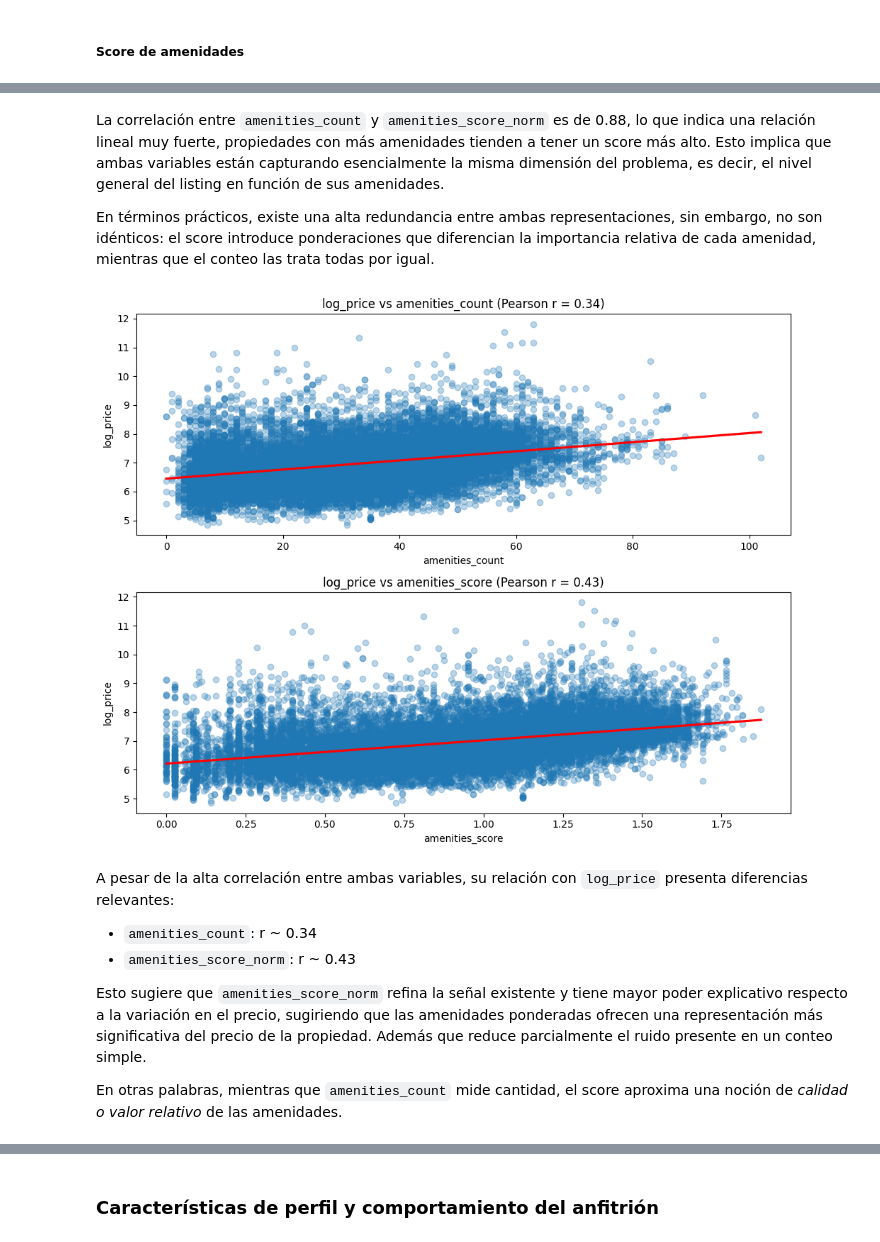
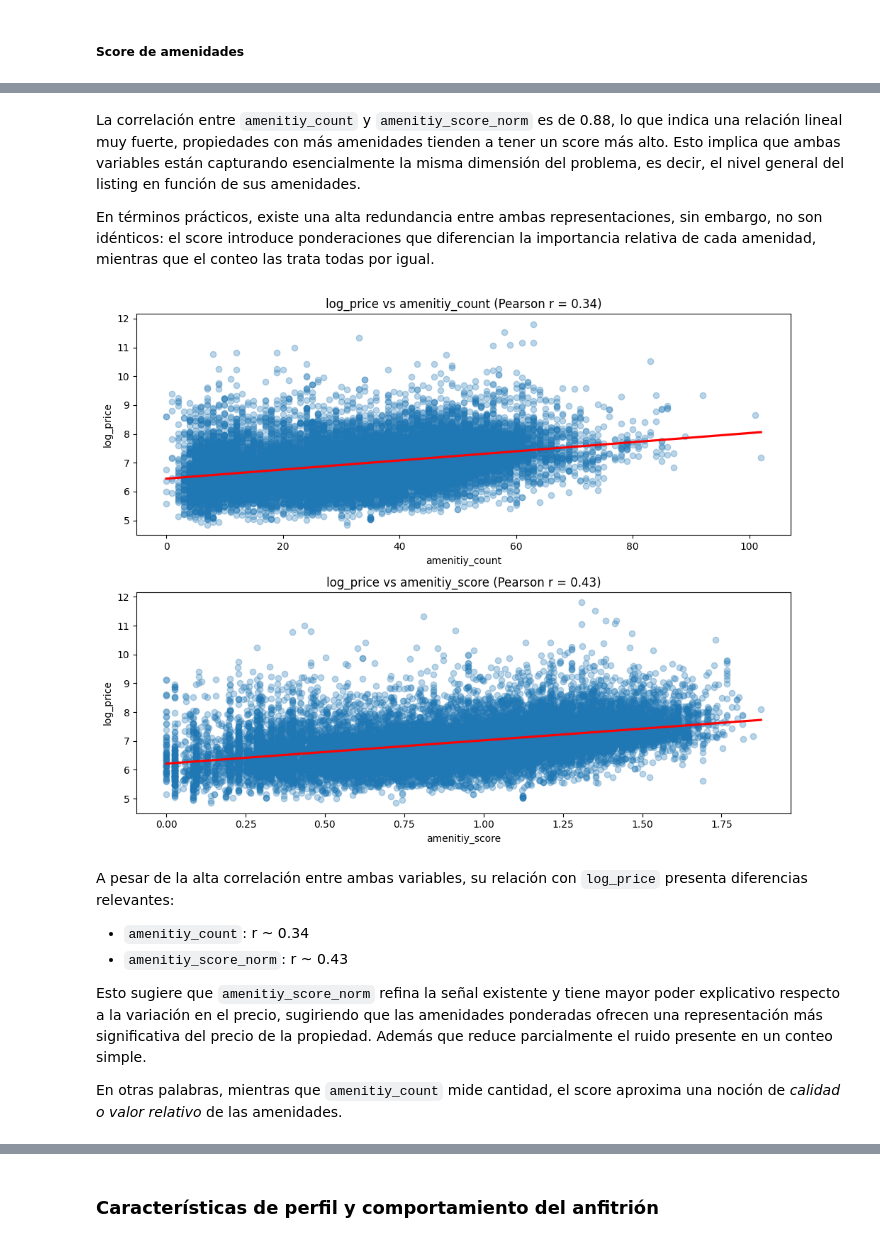
Before and after one commit to josue-rdgzcb/airbnb-price-prediction-cdmx, a Jupyter notebook: notebooks/01_data_exploration.ipynb, the cells around one changed output, grey strips where cells are left out. Saved outputs shown, nothing was run; the diff lists cells and outputs as text; code cells hidden in the pictures.

```diff
--- a/notebooks/01_data_exploration.ipynb
+++ b/notebooks/01_data_exploration.ipynb
@@ -3219,26 +3221,26 @@ En términos prácticos, realizar esto implica asumir que a partir de cierto pun
 # %% [markdown]
 #### Agrupamiento de intervalos (binning)
 # %%
-# Create binned categories for amenities_count (low, medium, high)
-df_features['amenities_count_binned'] = pd.cut(
-    df_features['amenities_count'],
+# Create binned categories for amenitiy_count (low, medium, high)
+df_features['amenitiy_count_binned'] = pd.cut(
+    df_features['amenitiy_count'],
     bins=[-1, 10, 40, np.inf],
     labels=["low", "medium", "high"]
 )
 
-# Print distribution (%) of listings across amenities_count_binned categories
-print("============== Distribution of amenities_count_binned (%) ===================")
-print(df_features['amenities_count_binned'].value_counts(normalize=True))
+# Print distribution (%) of listings across amenitiy_count_binned categories
+print("============== Distribution of amenitiy_count_binned (%) ===================")
+print(df_features['amenitiy_count_binned'].value_counts(normalize=True))
 
-# Print median log_price by amenities_count_binned category
-print("\n============ Median log_price by amenities_count_binned ============")
-print(df_features.groupby('amenities_count_binned', observed=False)['log_price'].median().sort_values(ascending=False))
+# Print median log_price by amenitiy_count_binned category
+print("\n============ Median log_price by amenitiy_count_binned ============")
+print(df_features.groupby('amenitiy_count_binned', observed=False)['log_price'].median().sort_values(ascending=False))
 
-# Plot boxplot to visualize log_price distribution by amenities_count_binned
-print("\n========== Boxplot of log_price by amenities_count_binned ==========")
+# Plot boxplot to visualize log_price distribution by amenitiy_count_binned
+print("\n========== Boxplot of log_price by amenitiy_count_binned ==========")
 plot_boxplot(
     df=df_features,
-    vars=['amenities_count_binned'],
+    vars=['amenitiy_count_binned'],
     target='log_price'
 )
 # %% [output]
@@ -3667,29 +3671,29 @@ amenities_weights = (
 )
 
 # 4. Initialize amenities score
-df_features["amenities_score"] = 0
+df_features["amenitiy_score"] = 0
 
 # 4. Calculate weighted score for each listing
 for col in selected_has_amenity:
-    df_features["amenities_score"] += df_features[col] * amenities_weights[col]
+    df_features["amenitiy_score"] += df_features[col] * amenities_weights[col]
 
 # 5. Apply Min-Max normalization
-min_score = df_features["amenities_score"].min()
-max_score = df_features["amenities_score"].max()
+min_score = df_features["amenitiy_score"].min()
+max_score = df_features["amenitiy_score"].max()
 
-df_features["amenities_score_norm"] = (
-    df_features["amenities_score"] - min_score
+df_features["amenitiy_score_norm"] = (
+    df_features["amenitiy_score"] - min_score
 ) / (max_score - min_score)
 
 # 6. Quick review of score distribution
 print("============ Distribution of normalized amenities score =================")
-print(df_features[["amenities_score_norm"]].describe())
+print(df_features[["amenitiy_score_norm"]].describe())
 
 # Plot histogram to visualize the distribution of amenities score norm
 print("\n=========== Distribution of amenities score norm ===========")
 plot_histogram(
     df=df_features,
-    vars=['amenities_score_norm'],
+    vars=['amenitiy_score_norm'],
     bins=30
 )
 # %% [output]
@@ -3802,23 +3806,23 @@ plot_regplot(
 # %% [markdown]
-La correlación entre ``amenities_count`` y `amenities_score_norm` es de 0.88, lo que indica una relación lineal muy fuerte, propiedades con más amenidades tienden a tener un score más alto. Esto implica que ambas variables están capturando esencialmente la misma dimensión del problema, es decir, el nivel general del listing en función de sus amenidades.
+La correlación entre ``amenitiy_count`` y `amenitiy_score_norm` es de 0.88, lo que indica una relación lineal muy fuerte, propiedades con más amenidades tienden a tener un score más alto. Esto implica que ambas variables están capturando esencialmente la misma dimensión del problema, es decir, el nivel general del listing en función de sus amenidades.
 
 En términos prácticos, existe una alta redundancia entre ambas representaciones, sin embargo, no son idénticos: el score introduce ponderaciones que diferencian la importancia relativa de cada amenidad, mientras que el conteo las trata todas por igual.
 # %%
-# Plot regplot to visualize relationship between amenities_count / amenities_score_norm and log_price
+# Plot regplot to visualize relationship between amenitiy_count / amenitiy_score_norm and log_price
 plot_regplot(
     df=df_features,
-    vars=['amenities_count', 'amenities_score'],
+    vars=['amenitiy_count', 'amenitiy_score'],
     target='log_price'
 )
 # %% [output]
-[figure, old version]
+[figure, new version]
 # %% [markdown]
 A pesar de la alta correlación entre ambas variables, su relación con `log_price` presenta diferencias relevantes:
 
-- `amenities_count`: r ~ 0.34
-- `amenities_score_norm`: r ~ 0.43
+- `amenitiy_count`: r ~ 0.34
+- `amenitiy_score_norm`: r ~ 0.43
 
-Esto sugiere que `amenities_score_norm` refina la señal existente y tiene mayor poder explicativo respecto a la variación en el precio, sugiriendo que las amenidades ponderadas ofrecen una representación más significativa del precio de la propiedad. Además que reduce parcialmente el ruido presente en un conteo simple.
+Esto sugiere que `amenitiy_score_norm` refina la señal existente y tiene mayor poder explicativo respecto a la variación en el precio, sugiriendo que las amenidades ponderadas ofrecen una representación más significativa del precio de la propiedad. Además que reduce parcialmente el ruido presente en un conteo simple.
 
-En otras palabras, mientras que `amenities_count` mide cantidad, el score aproxima una noción de *calidad o valor relativo* de las amenidades.
+En otras palabras, mientras que `amenitiy_count` mide cantidad, el score aproxima una noción de *calidad o valor relativo* de las amenidades.
 # %%
```
Also changed, not shown: parts of 34 cells of this notebook.
